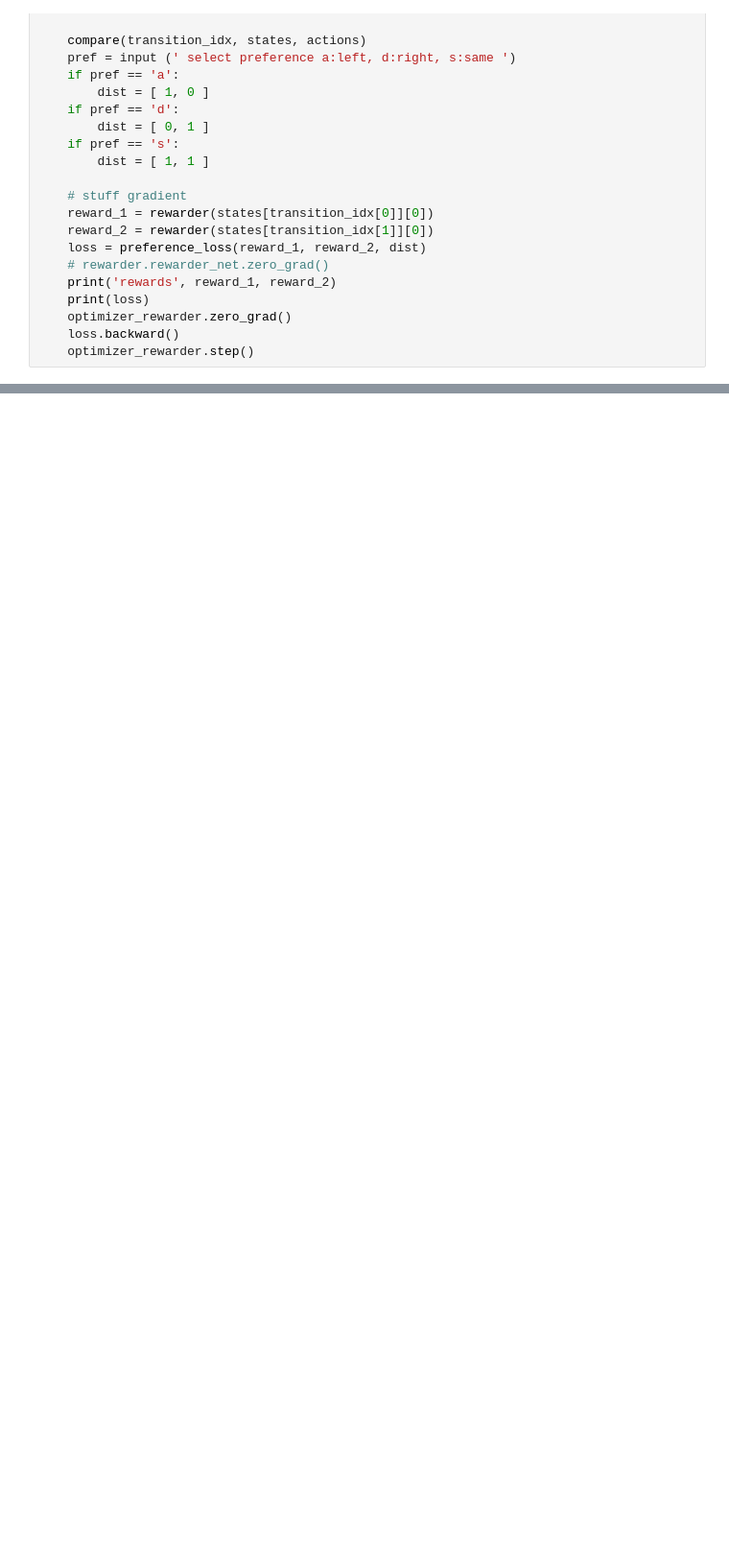
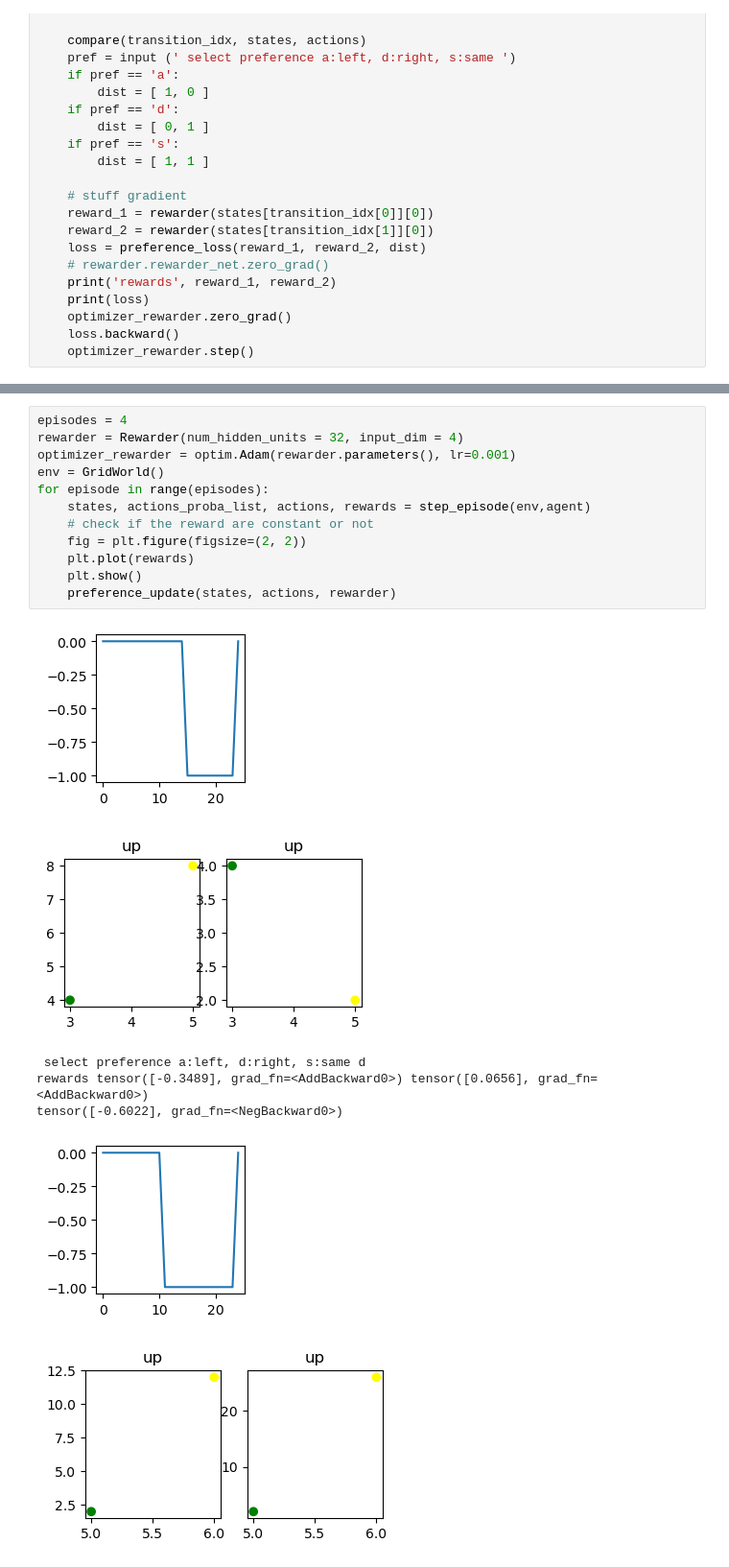
Before and after one commit to xav-nal/Deep-Reinforcement-Learning-from-Human-preferences, a Jupyter notebook: training.ipynb, the cells around one changed output, grey strips where cells are left out. Shown at 96% size. Cells and saved outputs as stored; diff of their text form; blank space fills up the shorter version.

```diff
--- a/training.ipynb
+++ b/training.ipynb
@@ -288,0 +261,20 @@ tensor([-0.6072], grad_fn=<NegBackward0>)
+# %%
+episodes = 4
+rewarder = Rewarder(num_hidden_units = 32, input_dim = 4)
+optimizer_rewarder = optim.Adam(rewarder.parameters(), lr=0.001)
+env = GridWorld()
+for episode in range(episodes):
+    states, actions_proba_list, actions, rewards = step_episode(env,agent)
+    # check if the reward are constant or not
+    fig = plt.figure(figsize=(2, 2))
+    plt.plot(rewards)
+    plt.show()
+    preference_update(states, actions, rewarder)
+# %% [output]
+[figure, added]
+[figure, added]
+ select preference a:left, d:right, s:same d
+rewards tensor([-0.3489], grad_fn=<AddBackward0>) tensor([0.0656], grad_fn=<AddBackward0>)
+tensor([-0.6022], grad_fn=<NegBackward0>)
+[figure, added]
+[figure, added]
```
Also changed, not shown: parts of 12 cells of this notebook.
